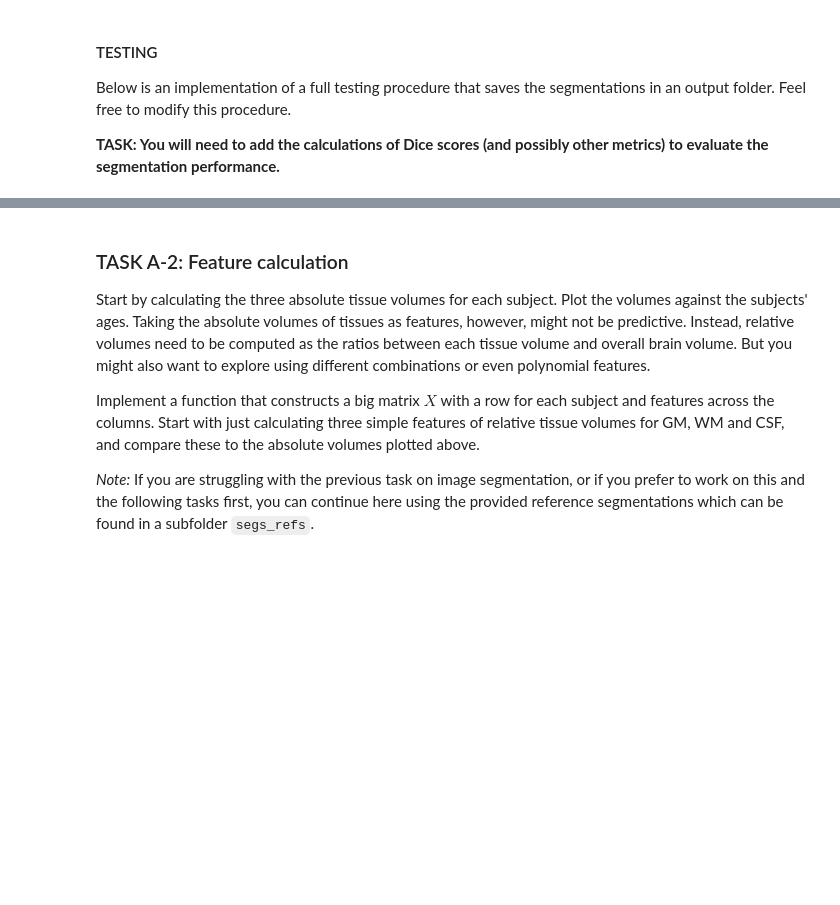
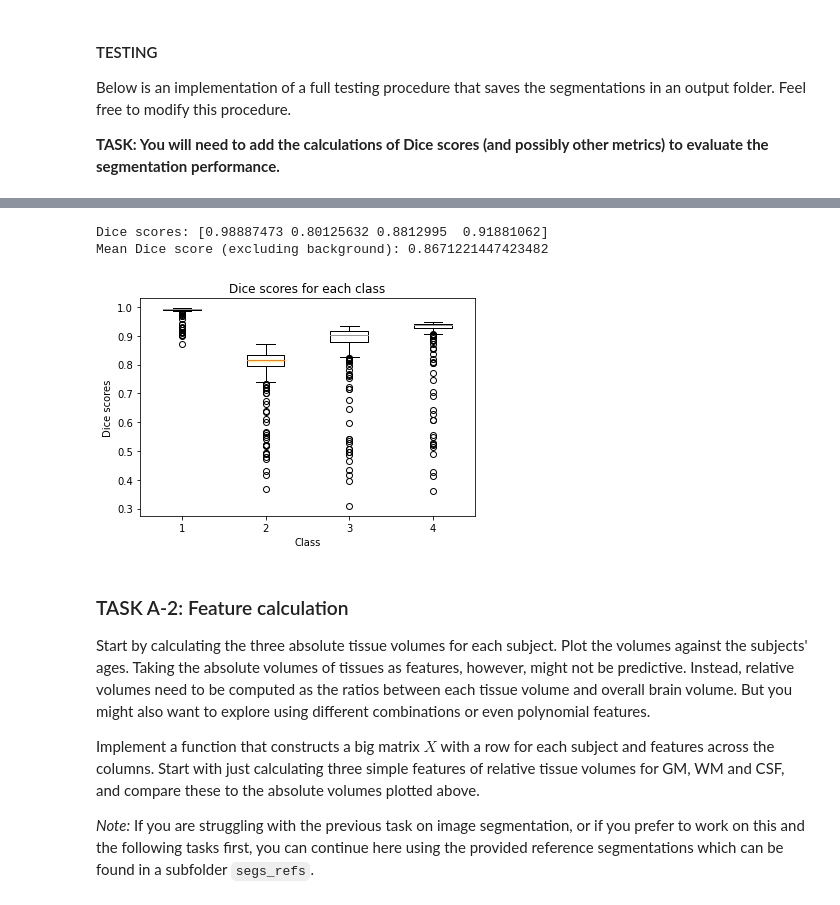
Before and after one commit to gf4417/MLforIMG-CW, a Jupyter notebook: ML4I_Coursework.ipynb, the cells around one changed output, grey strips where cells are left out. Saved outputs shown, nothing was run; the diff lists cells and outputs as text; code cells hidden in the pictures; blank space fills up the shorter version.

```diff
--- a/ML4I_Coursework.ipynb
+++ b/ML4I_Coursework.ipynb
@@ -622,3 +820,21 @@ print('\nFinished TESTING.')
+# %%
+# Plot Dice score statistics.
+mean_dice_scores = np.mean(dice_scores, axis=0)
+
+# Exclude background.
+dice_avg = mean_dice_scores[1:].mean()
+
+print(f'Dice scores: {mean_dice_scores}')
+print(f'Mean Dice score (excluding background): {dice_avg}')
+plt.boxplot(dice_scores)
+plt.title('Dice scores for each class')
+plt.ylabel('Dice scores')
+plt.xlabel('Class')
+plt.show()
+# %% [output]
+Dice scores: [0.98887473 0.80125632 0.8812995  0.91881062]
+Mean Dice score (excluding background): 0.8671221447423482
+[figure, added]
 # %% [markdown]
 ### TASK A-2: Feature calculation
 
```
Also changed, not shown: parts of 13 cells of this notebook.
